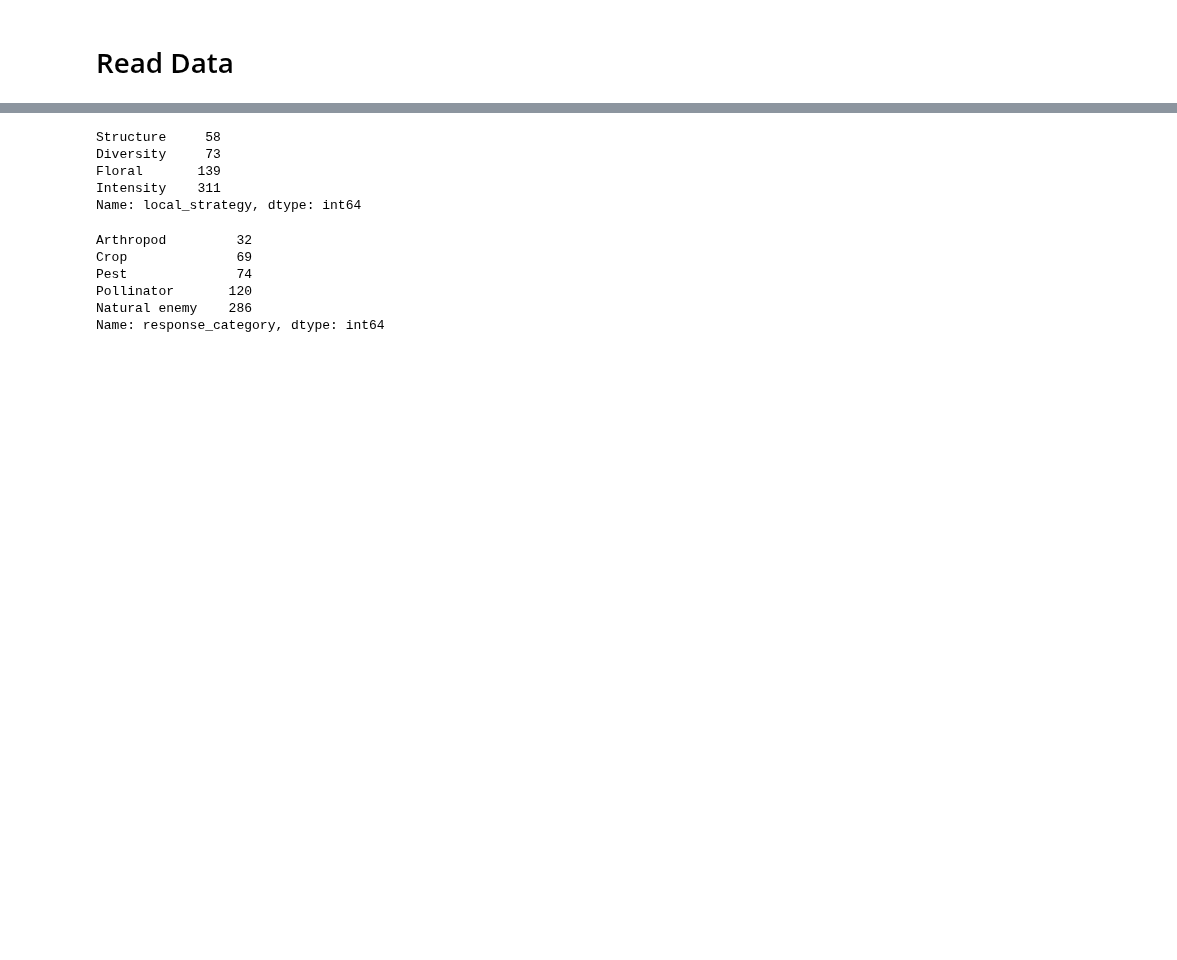
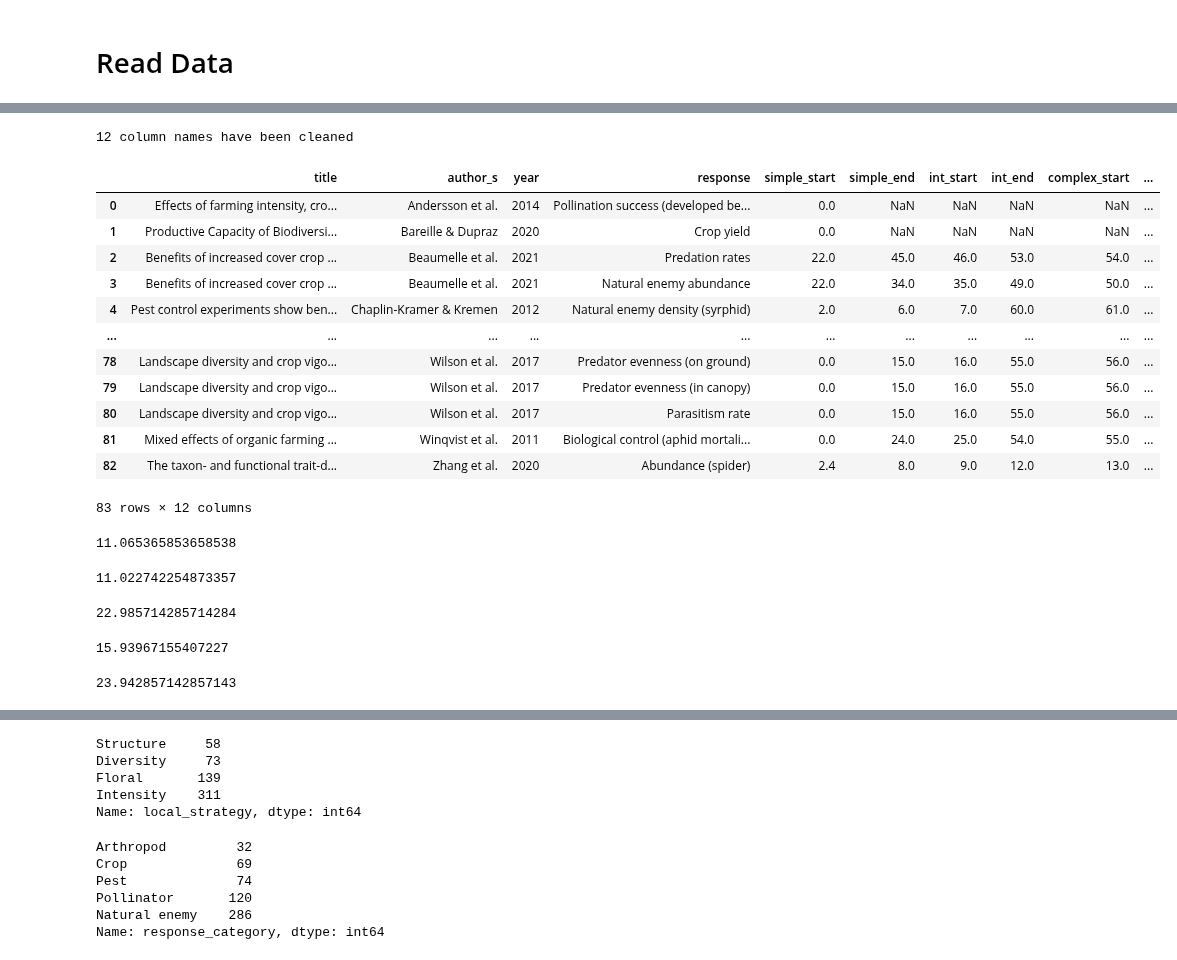
Before and after one commit to chloecho31/cornell, a Jupyter notebook: Literature_Review/lit_review_analysis_for_paper.ipynb, the cells around one changed output, grey strips where cells are left out. Drawn from its saved outputs; the diff is of its cells as text; code cells hidden in the pictures; blank space fills up the shorter version.

```diff
--- a/Literature_Review/lit_review_analysis_for_paper.ipynb
+++ b/Literature_Review/lit_review_analysis_for_paper.ipynb
@@ -80,3 +80,49 @@ lit_review_data[
 ].astype(
     "category"
 )
+# %%
+# Read landscape category data.
+
+landscape_cat = pd.read_csv("lit_review_landscape_percents.csv")
+landscape_cat = clean_columns(landscape_cat)
+landscape_cat
+# %% [output]
+12 column names have been cleaned
+|  | title | author_s | year | response | simple_start | simple_end | int_start | int_end | complex_start | ... |
+| 0 | Effects of farming intensity, cro... | Andersson et al. | 2014 | Pollination success (developed be... | 0.0 | NaN | NaN | NaN | NaN | ... |
+| 1 | Productive Capacity of Biodiversi... | Bareille & Dupraz | 2020 | Crop yield | 0.0 | NaN | NaN | NaN | NaN | ... |
+| 2 | Benefits of increased cover crop ... | Beaumelle et al. | 2021 | Predation rates | 22.0 | 45.0 | 46.0 | 53.0 | 54.0 | ... |
+| 3 | Benefits of increased cover crop ... | Beaumelle et al. | 2021 | Natural enemy abundance | 22.0 | 34.0 | 35.0 | 49.0 | 50.0 | ... |
+| 4 | Pest control experiments show ben... | Chaplin-Kramer & Kremen | 2012 | Natural enemy density (syrphid) | 2.0 | 6.0 | 7.0 | 60.0 | 61.0 | ... |
+| ... | ... | ... | ... | ... | ... | ... | ... | ... | ... | ... |
+| 78 | Landscape diversity and crop vigo... | Wilson et al. | 2017 | Predator evenness (on ground) | 0.0 | 15.0 | 16.0 | 55.0 | 56.0 | ... |
+| 79 | Landscape diversity and crop vigo... | Wilson et al. | 2017 | Predator evenness (in canopy) | 0.0 | 15.0 | 16.0 | 55.0 | 56.0 | ... |
+| 80 | Landscape diversity and crop vigo... | Wilson et al. | 2017 | Parasitism rate | 0.0 | 15.0 | 16.0 | 55.0 | 56.0 | ... |
+| 81 | Mixed effects of organic farming ... | Winqvist et al. | 2011 | Biological control (aphid mortali... | 0.0 | 24.0 | 25.0 | 54.0 | 55.0 | ... |
+| 82 | The taxon- and functional trait-d... | Zhang et al. | 2020 | Abundance (spider) | 2.4 | 8.0 | 9.0 | 12.0 | 13.0 | ... |
+83 rows × 12 columns
+# %%
+simple_start = np.average(landscape_cat['simple_start'].dropna())
+simple_start
+# %% [output]
+11.065365853658538
+# %%
+simple_start_se = np.std(landscape_cat['simple_start'].dropna())
+simple_start_se
+# %% [output]
+11.022742254873357
+# %%
+simple_end = np.average(landscape_cat['simple_end'].dropna())
+simple_end
+# %% [output]
+22.985714285714284
+# %%
+simple_end_se = np.std(landscape_cat['simple_end'].dropna())
+simple_end_se
+# %% [output]
+15.93967155407227
+# %%
+int_start = np.average(landscape_cat['int_start'].dropna())
+int_start
+# %% [output]
+23.942857142857143
```
Also changed, not shown: parts of 12 cells of this notebook, 11 other files.
